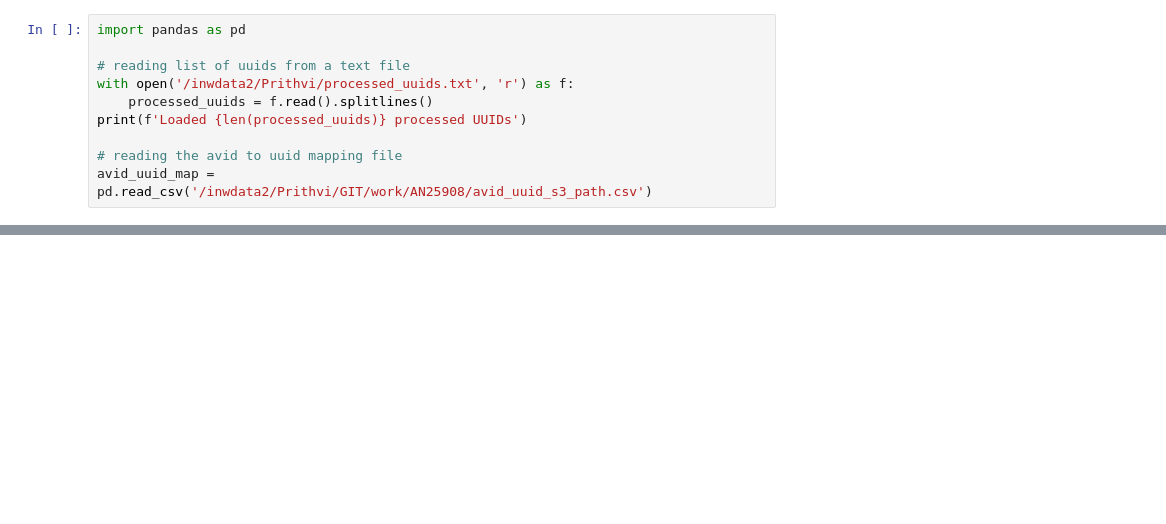
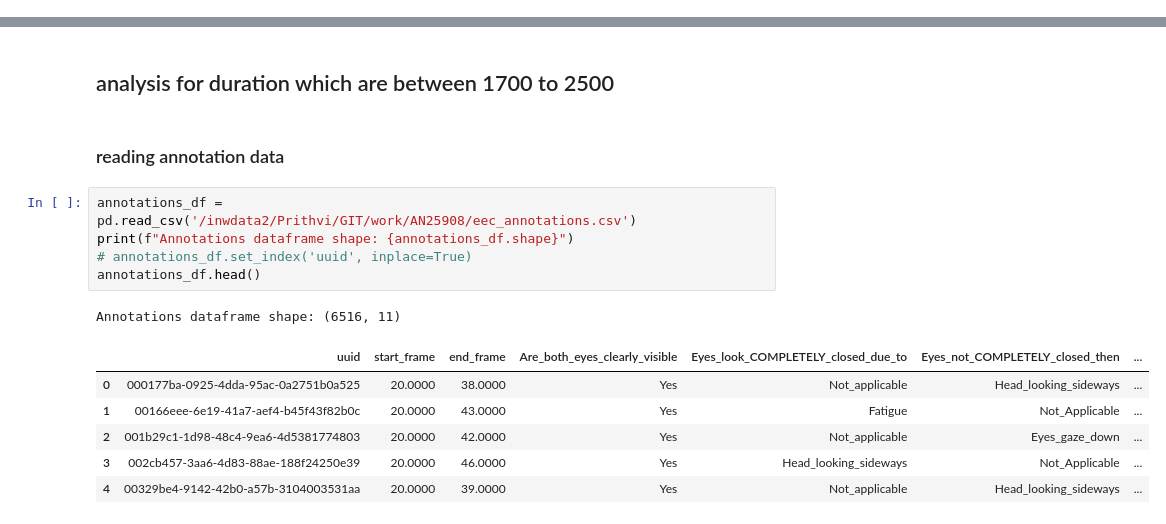
Before and after one commit to prithviramg-nd/work, a Jupyter notebook: AN25908/eec_69k_analysis.ipynb, the cells around one changed output, grey strips where cells are left out. Saved outputs shown, nothing was run; the diff lists cells and outputs as text; blank space fills up the shorter version.

```diff
--- a/AN25908/eec_69k_analysis.ipynb
+++ b/AN25908/eec_69k_analysis.ipynb
@@ -145,10 +0,0 @@ FOLDER_PREFIX = 'N406028947655666/ff40d57a-b542-4dfd-a858-006b8186d678/'
-# %%
-import pandas as pd
-
-# reading list of uuids from a text file
-with open('/inwdata2/Prithvi/processed_uuids.txt', 'r') as f:
-    processed_uuids = f.read().splitlines()
-print(f'Loaded {len(processed_uuids)} processed UUIDs')
-
-# reading the avid to uuid mapping file
-avid_uuid_map = pd.read_csv('/inwdata2/Prithvi/GIT/work/AN25908/avid_uuid_s3_path.csv')
@@ -369,0 +40,17 @@ Filtered global mined data shape: (26118, 6)
+# %% [markdown]
+## analysis for duration which are between 1700 to 2500
+# %% [markdown]
+### reading annotation data
+# %%
+annotations_df = pd.read_csv('/inwdata2/Prithvi/GIT/work/AN25908/eec_annotations.csv')
+print(f"Annotations dataframe shape: {annotations_df.shape}")
+# annotations_df.set_index('uuid', inplace=True)
+annotations_df.head()
+# %% [output]
+Annotations dataframe shape: (6516, 11)
+|  | uuid | start_frame | end_frame | Are_both_eyes_clearly_visible | Eyes_look_COMPLETELY_closed_due_to | Eyes_not_COMPLETELY_closed_then | ... |
+| 0 | 000177ba-0925-4dda-95ac-0a2751b0a525 | 20.0000 | 38.0000 | Yes | Not_applicable | Head_looking_sideways | ... |
+| 1 | 00166eee-6e19-41a7-aef4-b45f43f82b0c | 20.0000 | 43.0000 | Yes | Fatigue | Not_Applicable | ... |
+| 2 | 001b29c1-1d98-48c4-9ea6-4d5381774803 | 20.0000 | 42.0000 | Yes | Not_applicable | Eyes_gaze_down | ... |
+| 3 | 002cb457-3aa6-4d83-88ae-188f24250e39 | 20.0000 | 46.0000 | Yes | Head_looking_sideways | Not_Applicable | ... |
+| 4 | 00329be4-9142-42b0-a57b-3104003531aa | 20.0000 | 39.0000 | Yes | Not_applicable | Head_looking_sideways | ... |
```
Also changed, not shown: parts of 47 cells of this notebook, 2 other files.
